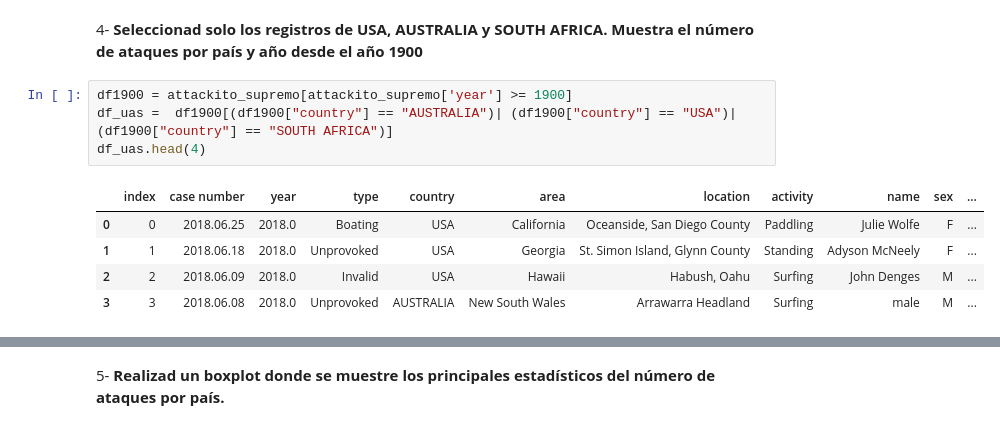
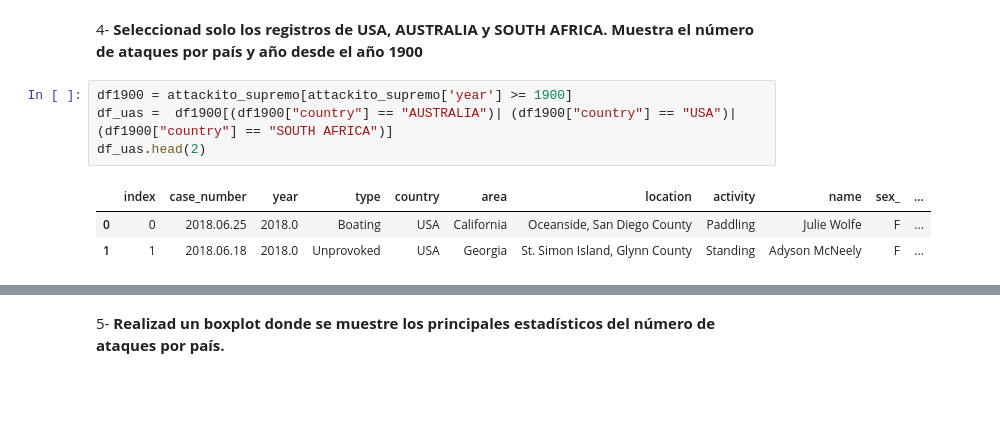
Before and after one commit to Adalab/DA-promo-A-module-2-pairprog-1-pair-4-Lidia-Guadalupe, a Jupyter notebook: Visualización/Pair_7_Visualizaciones_3.ipynb, the cells around one changed output, grey strips where cells are left out. Drawn from its saved outputs; the diff is of its cells as text; blank space fills up the shorter version.

```diff
--- a/Visualización/Pair_7_Visualizaciones_3.ipynb
+++ b/Visualización/Pair_7_Visualizaciones_3.ipynb
@@ -57,10 +56,8 @@ plt.show()
 # %%
 df1900 = attackito_supremo[attackito_supremo['year'] >= 1900]
 df_uas =  df1900[(df1900["country"] == "AUSTRALIA")| (df1900["country"] == "USA")| (df1900["country"] == "SOUTH AFRICA")]
-df_uas.head(4)
+df_uas.head(2)
 # %% [output]
-|  | index | case number | year | type | country | area | location | activity | name | sex | ... |
+|  | index | case_number | year | type | country | area | location | activity | name | sex_ | ... |
 | 0 | 0 | 2018.06.25 | 2018.0 | Boating | USA | California | Oceanside, San Diego County | Paddling | Julie Wolfe | F | ... |
 | 1 | 1 | 2018.06.18 | 2018.0 | Unprovoked | USA | Georgia | St. Simon Island, Glynn County | Standing | Adyson McNeely | F | ... |
-| 2 | 2 | 2018.06.09 | 2018.0 | Invalid | USA | Hawaii | Habush, Oahu | Surfing | John Denges | M | ... |
-| 3 | 3 | 2018.06.08 | 2018.0 | Unprovoked | AUSTRALIA | New South Wales | Arrawarra Headland | Surfing | male | M | ... |
```
Also changed, not shown: parts of 7 cells of this notebook, 1 other file.
